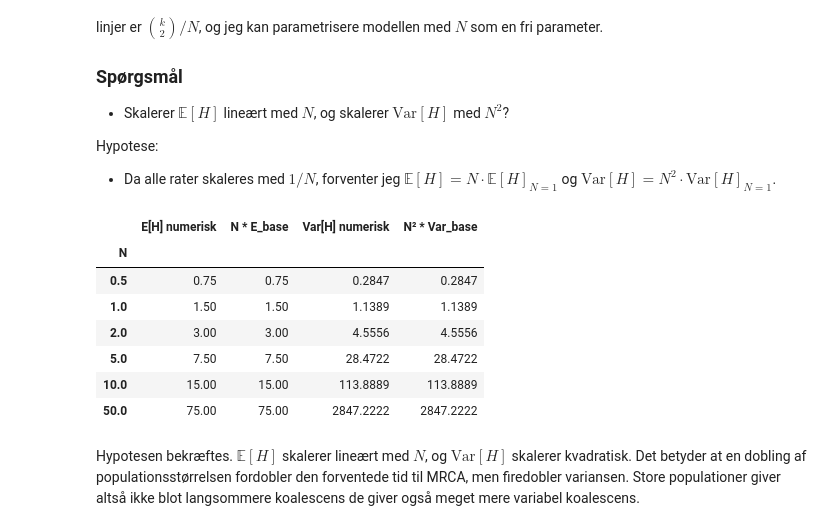
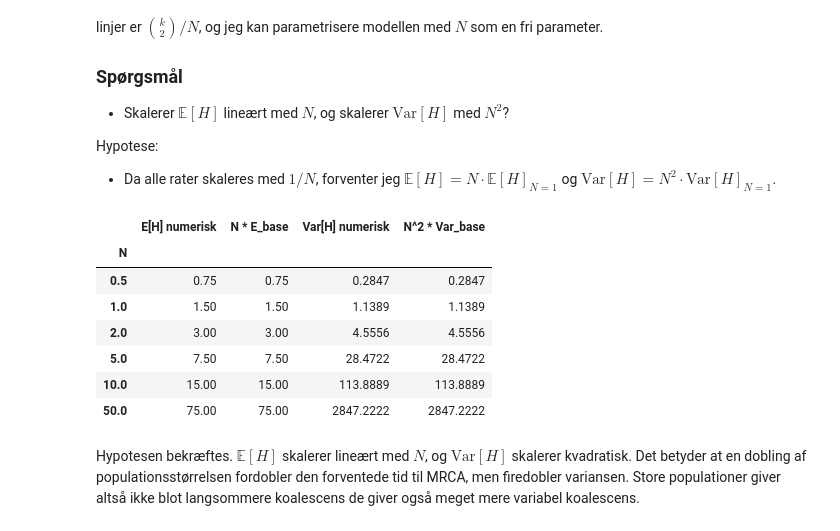
Before and after one commit to munch-group/emma-giraf, a Jupyter notebook: notebooks/01_koalescent_basics.ipynb, the cells around one changed output. Cells and saved outputs as stored; diff of their text form; code cells hidden in the pictures.

```diff
--- a/notebooks/01_koalescent_basics.ipynb
+++ b/notebooks/01_koalescent_basics.ipynb
@@ -343,35 +343,35 @@ def coalescent_param(state):
         for j in range(i, state.size):
             same = int(i == j)
             if same and state[i] < 2: continue
             if not same and (state[i] < 1 or state[j] < 1): continue
             new = state.copy()
             new[i] -= 1; new[j] -= 1; new[i+j+1] += 1
             # Koefficient vektor: [C(k,2), 0] — rate multipliceres med 1/N
             transitions.append((new, [state[i] * (state[j] - same) / (1 + same), 0]))
     return transitions
 
 g_param = Graph(coalescent_param)
 
 # Basisværdier ved N=1
 g_param.update_weights([1.0, 0])
 E_base  = g_param.expectation()
 Var_base = g_param.variance()
 
 N_values = [0.5, 1, 2, 5, 10, 50]
 rows = []
 for N in N_values:
     g_param.update_weights([1/N, 0])
     E   = g_param.expectation()
     Var = g_param.variance()
     rows.append({'N': N,
                  'E[H] numerisk': round(E, 4),
                  'N * E_base': round(N * E_base, 4),
                  'Var[H] numerisk': round(Var, 4),
-                 'N² * Var_base': round(N**2 * Var_base, 4)})
+                 'N^2 * Var_base': round(N**2 * Var_base, 4)})
 
 pd.DataFrame(rows).set_index('N')
 # %% [output]
-|  | E[H] numerisk | N * E_base | Var[H] numerisk | N² * Var_base |
+|  | E[H] numerisk | N * E_base | Var[H] numerisk | N^2 * Var_base |
 | N |  |  |  |  |
 | 0.5 | 0.75 | 0.75 | 0.2847 | 0.2847 |
 | 1.0 | 1.50 | 1.50 | 1.1389 | 1.1389 |
```
Also changed, not shown: parts of 6 cells of this notebook, 3 other files.
